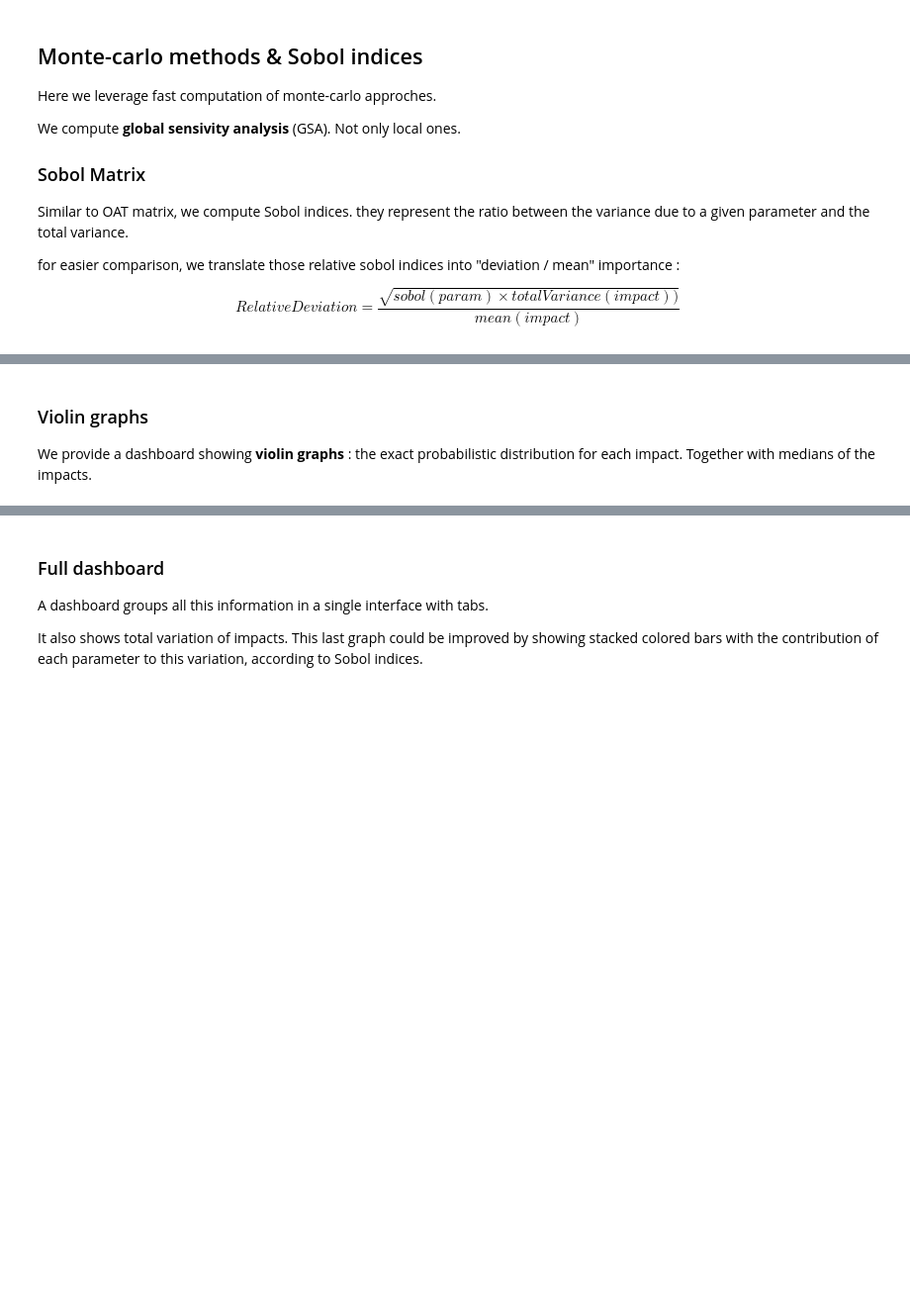
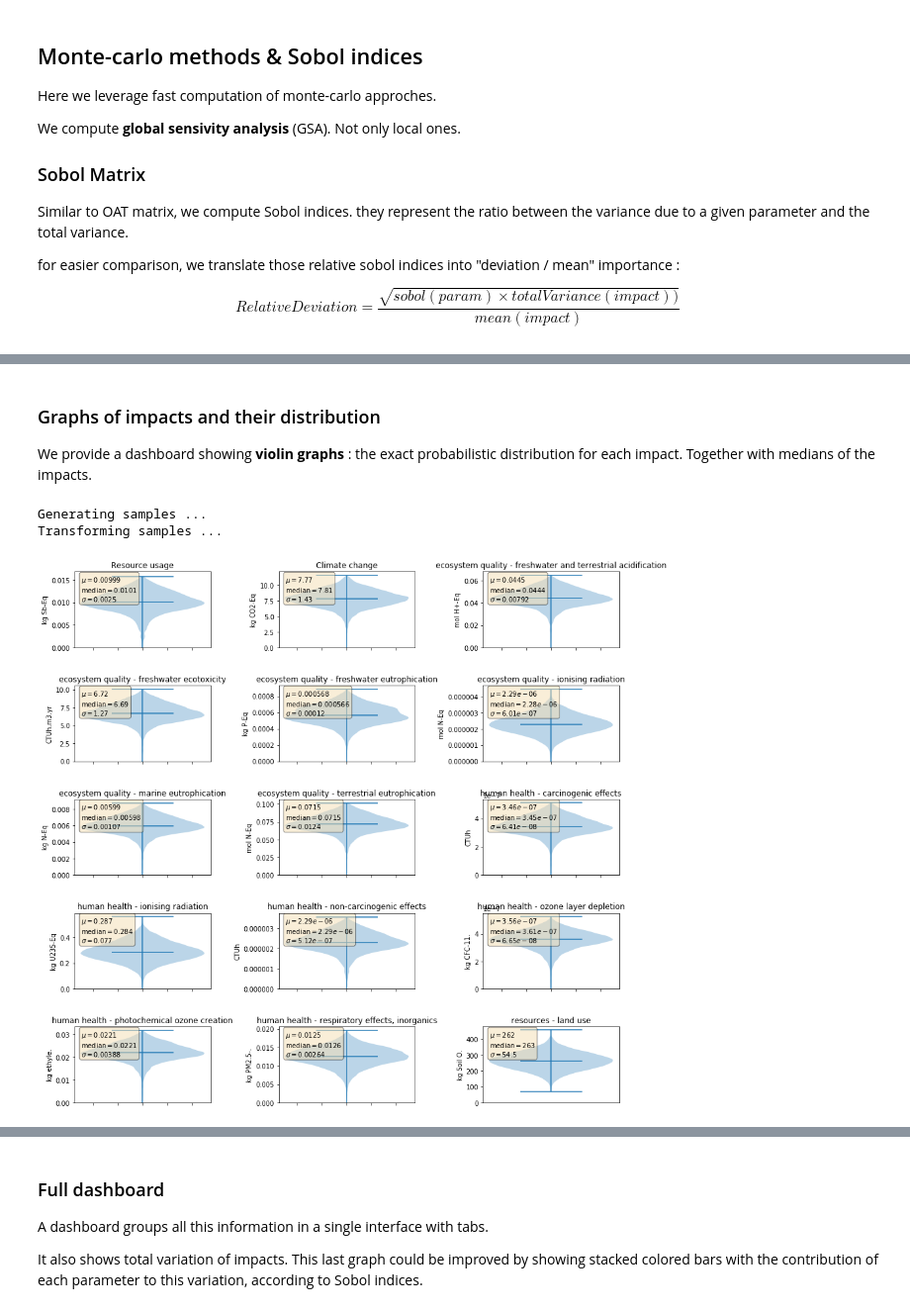
Before and after one commit to oie-mines-paristech/lca_algebraic, a Jupyter notebook: example-notebook.ipynb, the cells around one changed output, grey strips where cells are left out. Shown at 99% size. Cells and saved outputs as stored; diff of their text form; code cells hidden in the pictures; blank space fills up the shorter version.

```diff
--- a/example-notebook.ipynb
+++ b/example-notebook.ipynb
@@ -397,4 +506,4 @@ incer_stochastic_matrix(model, impacts)
 # %% [markdown]
-### Violin graphs
+###  Graphs of impacts and their distribution
 
 We provide a dashboard showing **violin graphs** : the exact probabilistic distribution for each impact. Together with medians of the impacts.
@@ -402,0 +510,13 @@ incer_stochastic_violin(model, impacts)
+# %%
+incer_stochastic_violin(
+    model, impacts,
+
+    # Optionnal layout parameters
+    figspace=(0.5,0.5),
+    figsize=(15, 15),
+    sharex=True,
+    nb_cols=3)
+# %% [output]
+Generating samples ...
+Transforming samples ...
+[figure, added]
```
Also changed, not shown: parts of 28 cells of this notebook, 9 other files.
